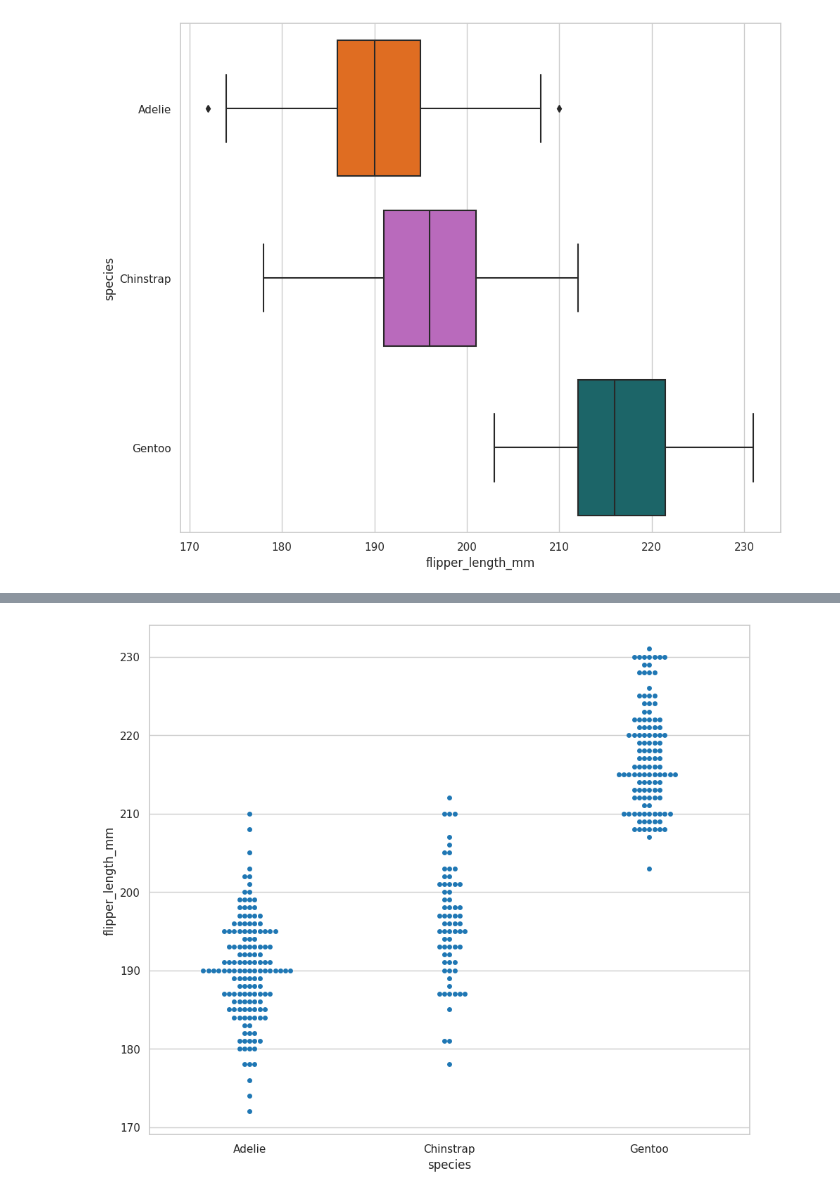
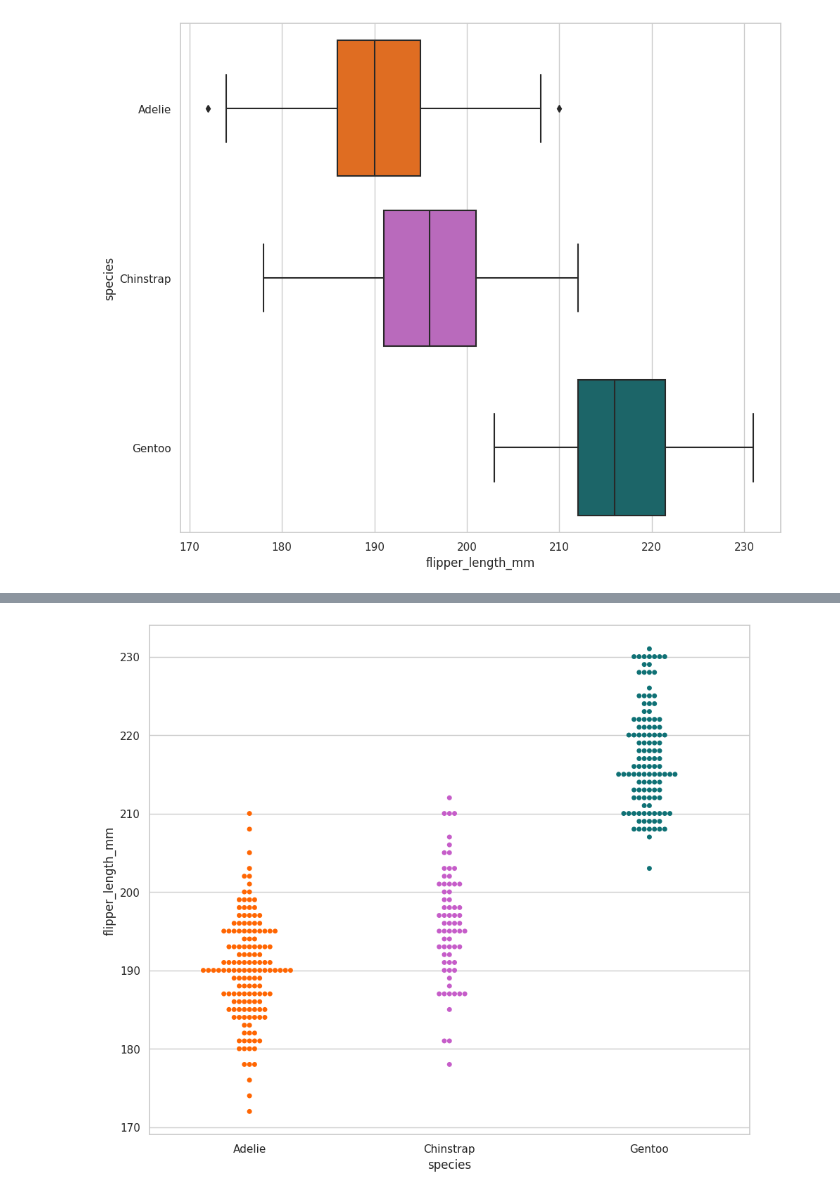
Before and after one commit to JuanDiegoZ/PenguinsDataAnalisis, a Jupyter notebook: penguinsPractice.ipynb, the cells around one changed output, grey strips where cells are left out. Drawn from its saved outputs; the diff is of its cells as text; code cells hidden in the pictures.

```diff
--- a/penguinsPractice.ipynb
+++ b/penguinsPractice.ipynb
@@ -829,9 +829,9 @@ ax = sns.stripplot(
 # %%
 sns.swarmplot(
     data = data_penguins_process,
     x = 'species',
-    y = 'flipper_length_mm'
+    y = 'flipper_length_mm',
     palette = penguin_color
     );
 # %% [output]
-[figure, old version]
+[figure, new version]
```
Also changed, not shown: parts of 21 cells of this notebook.
